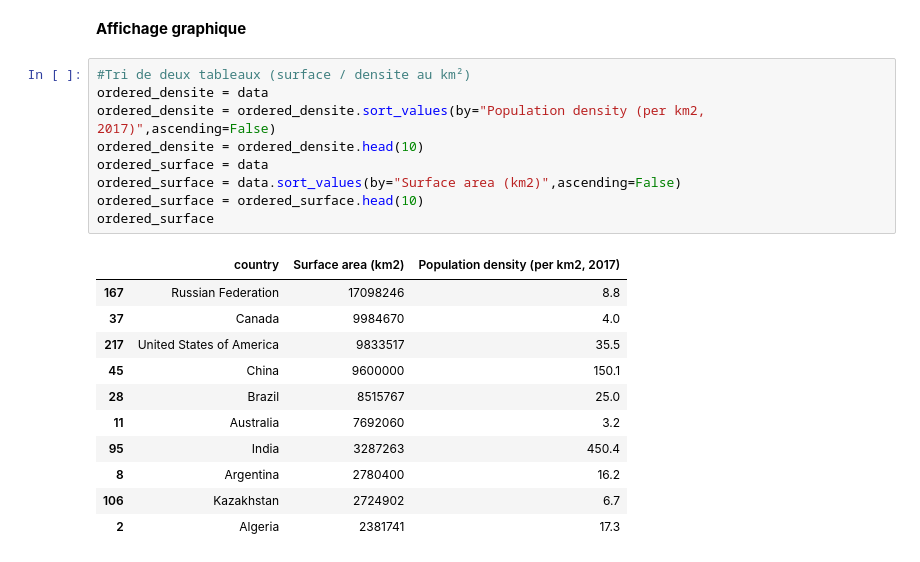
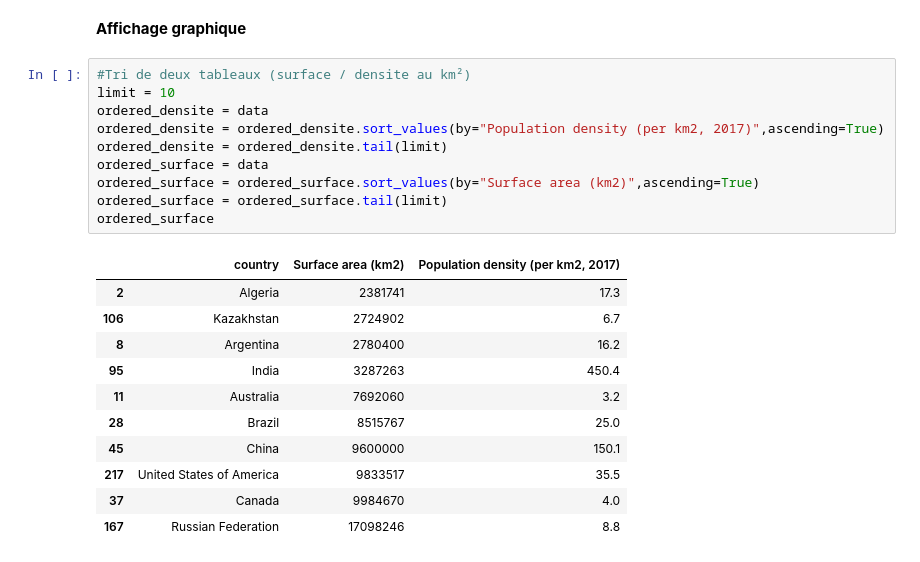
Before and after one commit to CashStory/training-datamining-mds, a Jupyter notebook: Copie_de_20200422_10_12.ipynb, the cells around one changed output. Cells and saved outputs as stored; diff of their text form.

```diff
--- a/Copie_de_20200422_10_12.ipynb
+++ b/Copie_de_20200422_10_12.ipynb
@@ -75,23 +75,24 @@ data
 **Affichage graphique**
 # %%
 #Tri de deux tableaux (surface / densite au km²)
+limit = 10
 ordered_densite = data
-ordered_densite = ordered_densite.sort_values(by="Population density (per km2, 2017)",ascending=False)
-ordered_densite = ordered_densite.head(10)
+ordered_densite = ordered_densite.sort_values(by="Population density (per km2, 2017)",ascending=True)
+ordered_densite = ordered_densite.tail(limit)
 ordered_surface = data
-ordered_surface = data.sort_values(by="Surface area (km2)",ascending=False)
-ordered_surface = ordered_surface.head(10)
+ordered_surface = ordered_surface.sort_values(by="Surface area (km2)",ascending=True)
+ordered_surface = ordered_surface.tail(limit)
 ordered_surface
 # %% [output]
 |  | country | Surface area (km2) | Population density (per km2, 2017) |
+| 2 | Algeria | 2381741 | 17.3 |
+| 106 | Kazakhstan | 2724902 | 6.7 |
+| 8 | Argentina | 2780400 | 16.2 |
+| 95 | India | 3287263 | 450.4 |
+| 11 | Australia | 7692060 | 3.2 |
+| 28 | Brazil | 8515767 | 25.0 |
+| 45 | China | 9600000 | 150.1 |
+| 217 | United States of America | 9833517 | 35.5 |
+| 37 | Canada | 9984670 | 4.0 |
 | 167 | Russian Federation | 17098246 | 8.8 |
-| 37 | Canada | 9984670 | 4.0 |
-| 217 | United States of America | 9833517 | 35.5 |
-| 45 | China | 9600000 | 150.1 |
-| 28 | Brazil | 8515767 | 25.0 |
-| 11 | Australia | 7692060 | 3.2 |
-| 95 | India | 3287263 | 450.4 |
-| 8 | Argentina | 2780400 | 16.2 |
-| 106 | Kazakhstan | 2724902 | 6.7 |
-| 2 | Algeria | 2381741 | 17.3 |
 # %%
```
Also changed, not shown: parts of 1 cell of this notebook.
